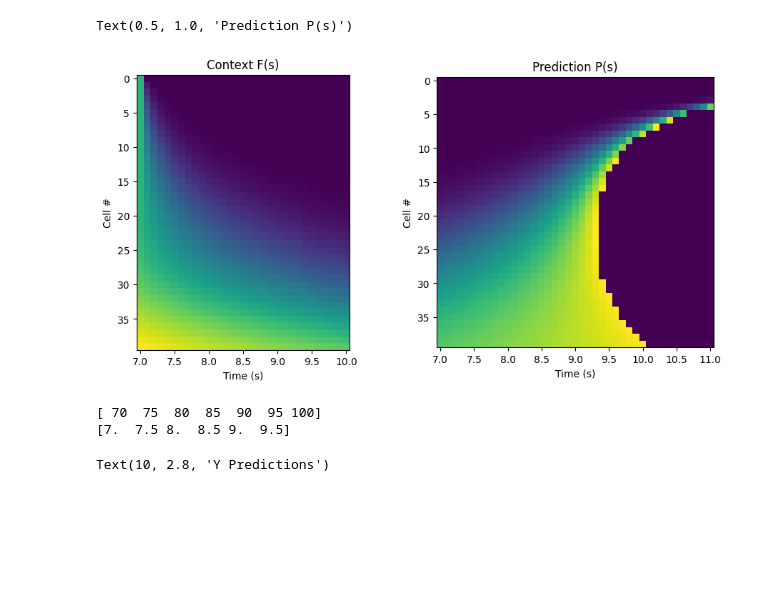
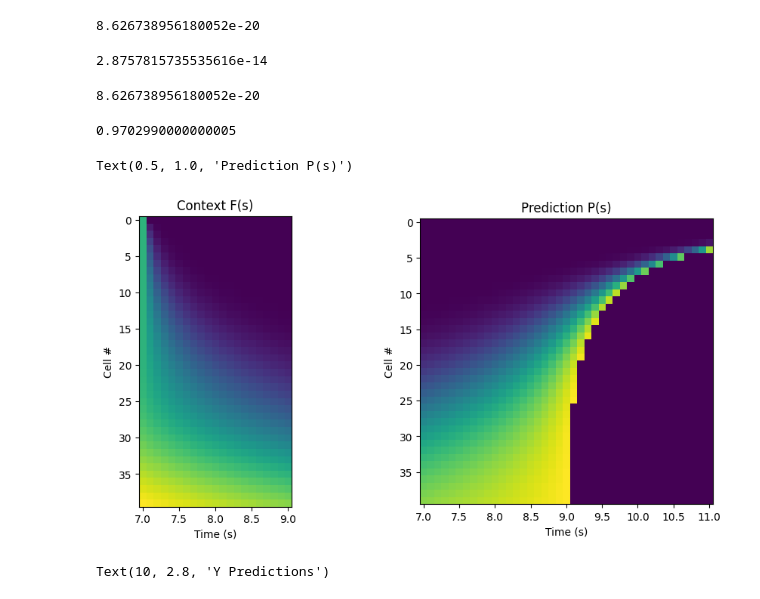
Before and after one commit to advil4rent/frasier, a Jupyter notebook: frasier_1.0.ipynb, the cells around one changed output. Drawn from its saved outputs; the diff is of its cells as text; code cells hidden in the pictures; blank space fills up the shorter version.

```diff
--- a/frasier_1.0.ipynb
+++ b/frasier_1.0.ipynb
@@ -77,10 +77,10 @@ stim = {
 # variables
 dt = 0.1
 A = np.arange(0,1,0.2)
-a = 0.1
+a = 0
 # %%
 #time steps
-t_max = 15
+t_max = 7.1
 T = np.arange(0,t_max, dt)
 #stim presentation
 t_x1 = 1
@@ -128,3 +131,25 @@ NotY predicted at s=0.8886238162743404 and t=14.0
+# %%
+P_tracker[70,1,1]
+# %% [output]
+8.626738956180052e-20
+# %%
+x = P_tracker[70,1,1]
+for t in np.arange(0,2,0.1):
+    x += S[1]*x
+x
+# %% [output]
+2.8757815735535616e-14
+# %%
+y = 1#F_tracker[30,1,0]
+for t in np.arange(0,2,0.1):
+    y += -S[1]*y
+y
+# %% [output]
+8.626738956180052e-20
+# %%
+(1+0.1)**3 * (1-0.1)**3
+# %% [output]
+0.9702990000000005
 # %%
 #plot individual s value
 #fig = plt.figure(figsize = (6,10))
@@ -142,26 +167,20 @@ NotY predicted at s=0.8886238162743404 and t=14.0
 # %%
 #imshow plot
 fig3, axe3 = plt.subplots(1,2,figsize = (11, 5))
-axe3[0].imshow(F_tracker[70:101,:,0].T)
+axe3[0].imshow(F_tracker[70:91,:,0].T)
 axe3[0].set_xlabel("Time (s)")
-axe3[0].set_xticks(np.arange(0,31,5), np.arange(7, 10.1, 0.5))
+axe3[0].set_xticks(np.arange(0,21,5), np.arange(7, 9.1, 0.5))
 axe3[0].set_ylabel("Cell #")
 axe3[0].set_title("Context F(s)")
 
 axe3[1].imshow(P_tracker[70:111,:,1].T)
 axe3[1].set_xlabel("Time (s)")
 axe3[1].set_xticks(np.arange(0,41,5), np.arange(7, 11.1, 0.5))
 axe3[1].set_ylabel("Cell #")
 axe3[1].set_title("Prediction P(s)")
 # %% [output]
 Text(0.5, 1.0, 'Prediction P(s)')
-[figure, old version]
+[figure, new version]
-# %%
-print(np.arange(70,101,5))
-print(np.arange(7, 10, 0.5))
-# %% [output]
-[ 70  75  80  85  90  95 100]
-[7.  7.5 8.  8.5 9.  9.5]
 # %%
 #line plot
 y_ticks = np.arange(0, len(s_track)+0.5, 1)[::-1]/2
```
Also changed, not shown: parts of 3 cells of this notebook.
